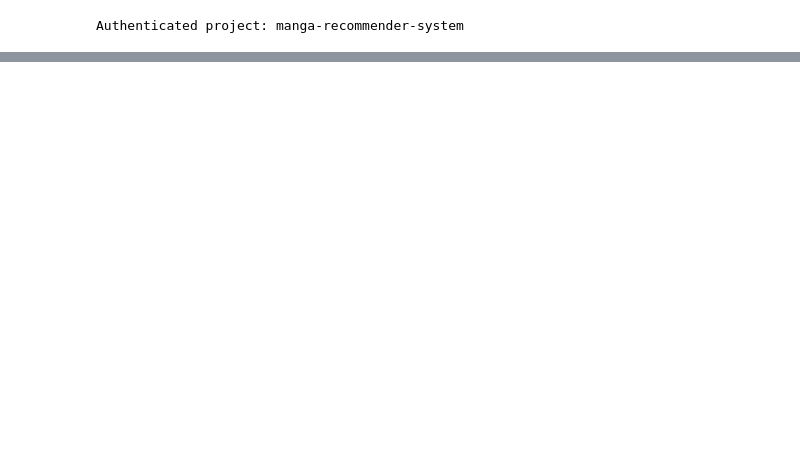
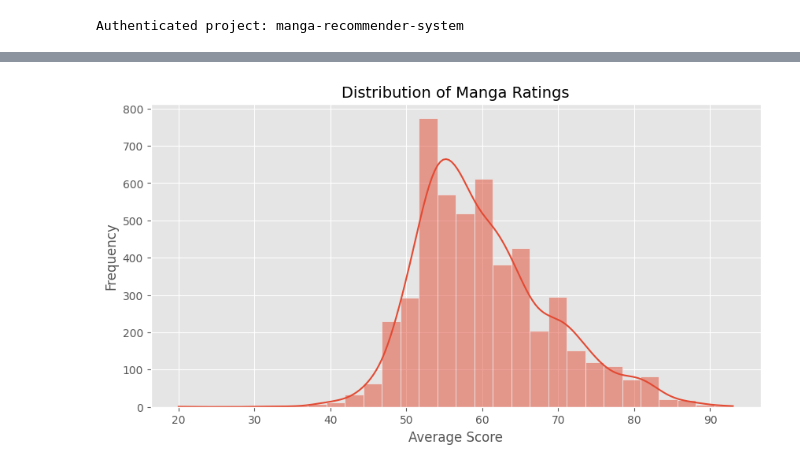
Before and after one commit to Trung-Dan-Phan/manga_recommender_system, a Jupyter notebook: notebooks/eda.ipynb, the cells around one changed output, grey strips where cells are left out. Cells and saved outputs as stored; diff of their text form; code cells hidden in the pictures; blank space fills up the shorter version.

```diff
--- a/notebooks/eda.ipynb
+++ b/notebooks/eda.ipynb
@@ -40,0 +107,10 @@ df
+# %%
+# Distribution of Average Scores
+plt.figure(figsize=(10, 5))
+sns.histplot(manga_df["Average Score"].dropna(), bins=30, kde=True)
+plt.title("Distribution of Manga Ratings", fontsize=14)
+plt.xlabel("Average Score")
+plt.ylabel("Frequency")
+plt.show()
+# %% [output]
+[figure, added]
```
Also changed, not shown: parts of 32 cells of this notebook.
